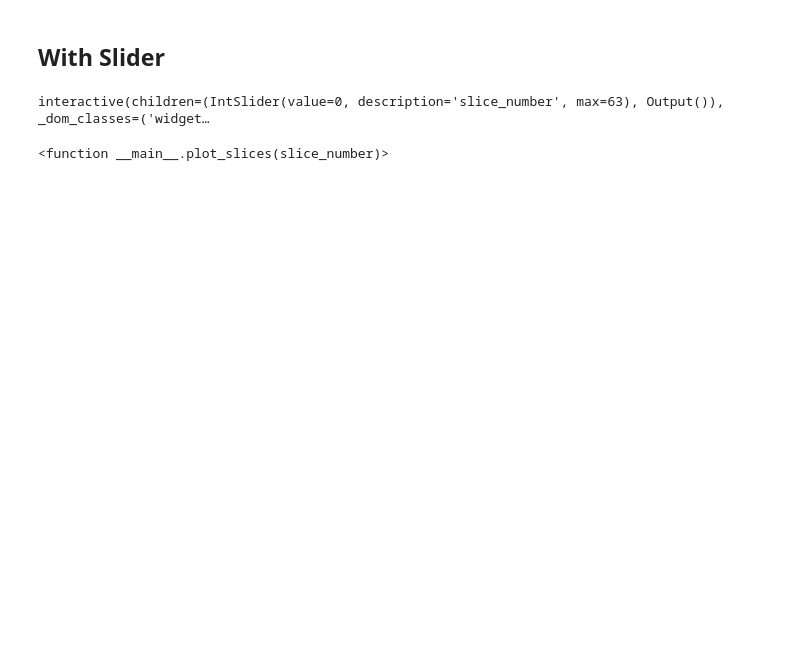
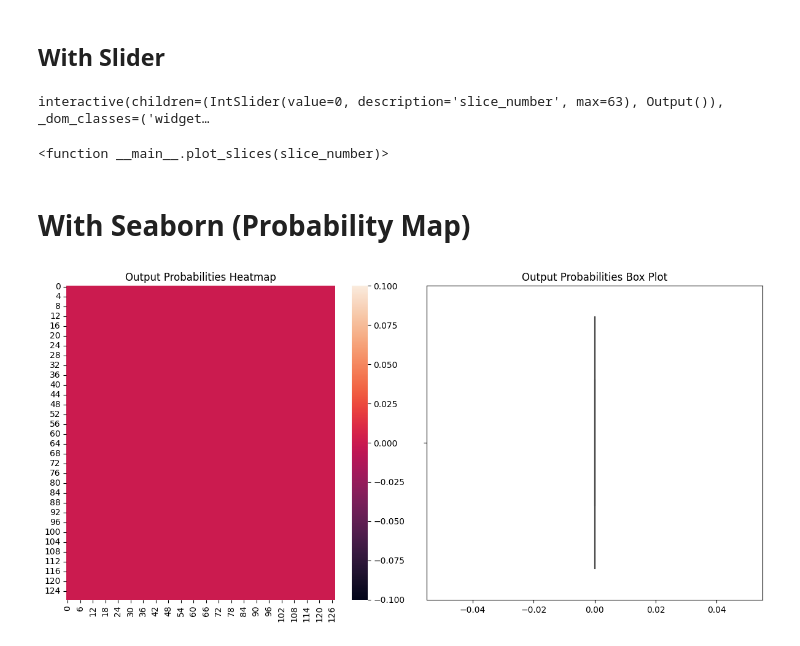
Before and after one commit to RJi86/PankVision-3D, a Jupyter notebook: test.ipynb, the cells around one changed output. Drawn from its saved outputs; the diff is of its cells as text; code cells hidden in the pictures; blank space fills up the shorter version.

```diff
--- a/test.ipynb
+++ b/test.ipynb
@@ -124,7 +135,7 @@ def preprocess_image(image, a_min=-200, a_max=200):
     enhanced_image = exposure.equalize_adapthist(normalized_image_np)
     return enhanced_image
 
-def prepare(in_dir, pixdim=(1.5, 1.5, 1.0), a_min=-200, a_max=200, spatial_size=[128, 128, 64], cache=False):
+def prepare_test(in_dir, pixdim=(1.5, 1.5, 1.0), a_min=-200, a_max=200, spatial_size=[128, 128, 64], cache=False):
     set_determinism(seed=0)
 
     def combined_transforms(data):
@@ -159,6 +170,6 @@ def prepare(in_dir, pixdim=(1.5, 1.5, 1.0), a_min=-200, a_max=200, spatial_size=
 
     return test_loader
 
-test_loader = prepare(in_dir)
+test_loader = prepare_test(in_dir)
 # %% [markdown]
 # Models
@@ -281,3 +334,38 @@ interact(plot_slices, slice_number=slice_slider)
 # %% [output]
 interactive(children=(IntSlider(value=0, description='slice_number', max=63), Output()), _dom_classes=('widget…
 <function __main__.plot_slices(slice_number)>
+# %% [markdown]
+# With Seaborn (Probability Map)
+# %%
+import seaborn as sns
+from ipywidgets import interact, IntSlider
+import matplotlib.pyplot as plt
+import numpy as np
+
+def plot_slices(slice_number):
+    fig, axes = plt.subplots(1, 2, figsize=(12, 6))
+
+    # Get the slices
+    test_patient = first(test_loader)
+    output_slice = test_outputs.detach().cpu()[0, 1, :, :, slice_number]
+
+    # Heatmap of output probabilities
+    output_slice_values = output_slice.float().numpy()
+    sns.heatmap(output_slice_values, ax=axes[0], cbar=True)
+    axes[0].set_title("Output Probabilities Heatmap")
+
+    # Box plot of output probabilities
+    sns.boxplot(x=output_slice_values.flatten(), ax=axes[1])
+    axes[1].set_title("Output Probabilities Box Plot")
+
+    plt.tight_layout()
+    plt.show()
+
+# Assuming test_loader is your test DataLoader
+for i, test_patient in enumerate(test_loader):
+    # Now you can use test_patient
+    slice_slider = IntSlider(min=0, max=test_patient["vol"].shape[-1] - 1, value=0)
+    interact(plot_slices, slice_number=slice_slider)
+    break  # remove this line if you want the slider for all patients
+# %% [output]
+[figure, added]
```
Also changed, not shown: parts of 9 cells of this notebook, 3 other files.
